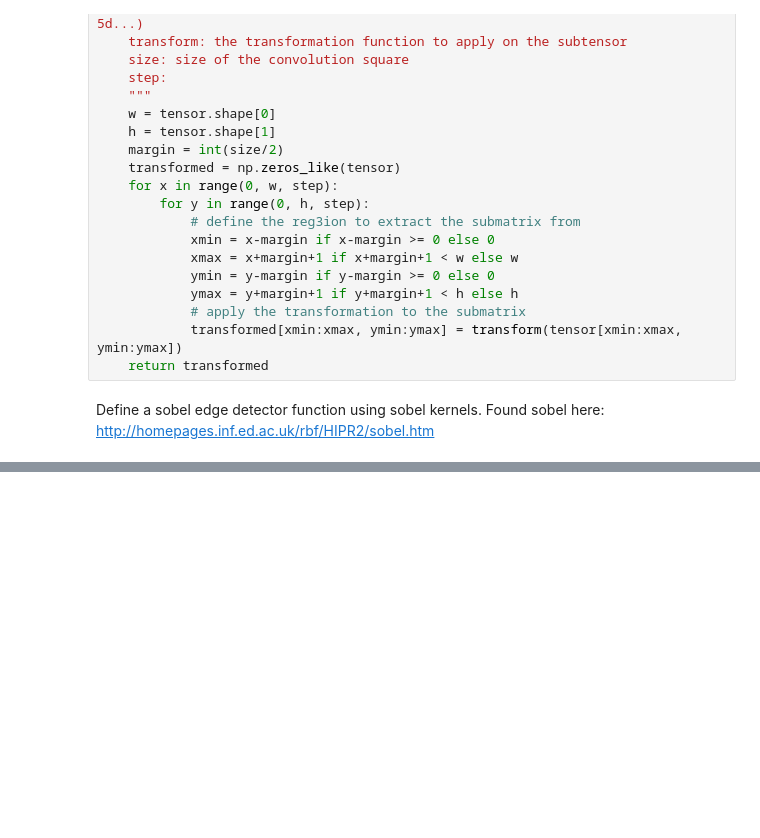
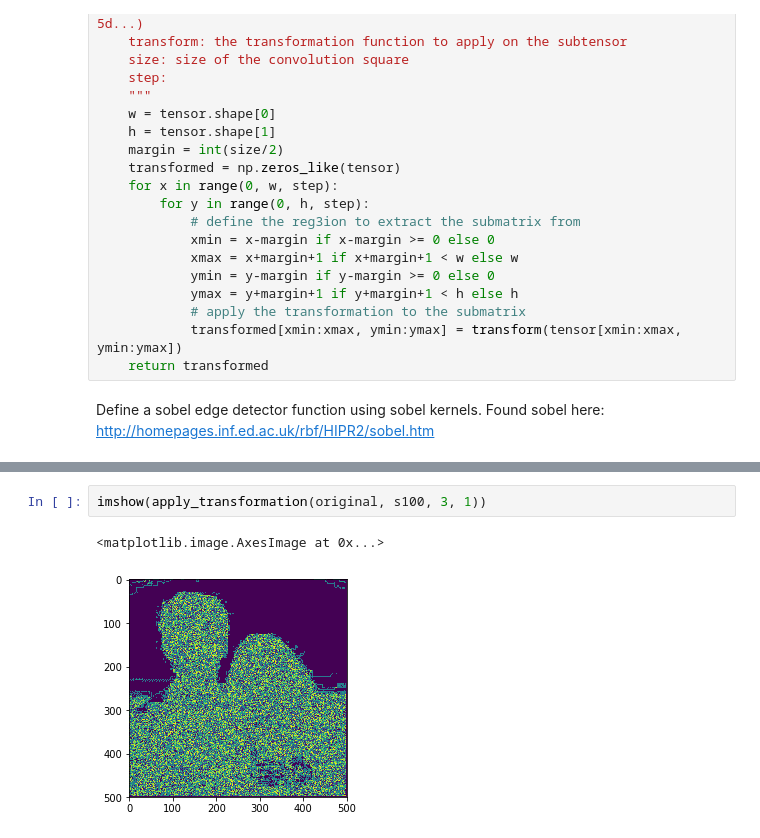
Before and after one commit to SBoulanger/CS180H, a Jupyter notebook: Projects/edge_detection/Edge_Detection.ipynb, the cells around one changed output, grey strips where cells are left out. Cells and saved outputs as stored; diff of their text form; blank space fills up the shorter version.

```diff
--- a/Projects/edge_detection/Edge_Detection.ipynb
+++ b/Projects/edge_detection/Edge_Detection.ipynb
@@ -85,0 +91,5 @@ imshow(transformed)
+# %%
+imshow(apply_transformation(original, s100, 3, 1))
+# %% [output]
+<matplotlib.image.AxesImage at 0x...>
+[figure, added]
```
Also changed, not shown: parts of 8 cells of this notebook.
